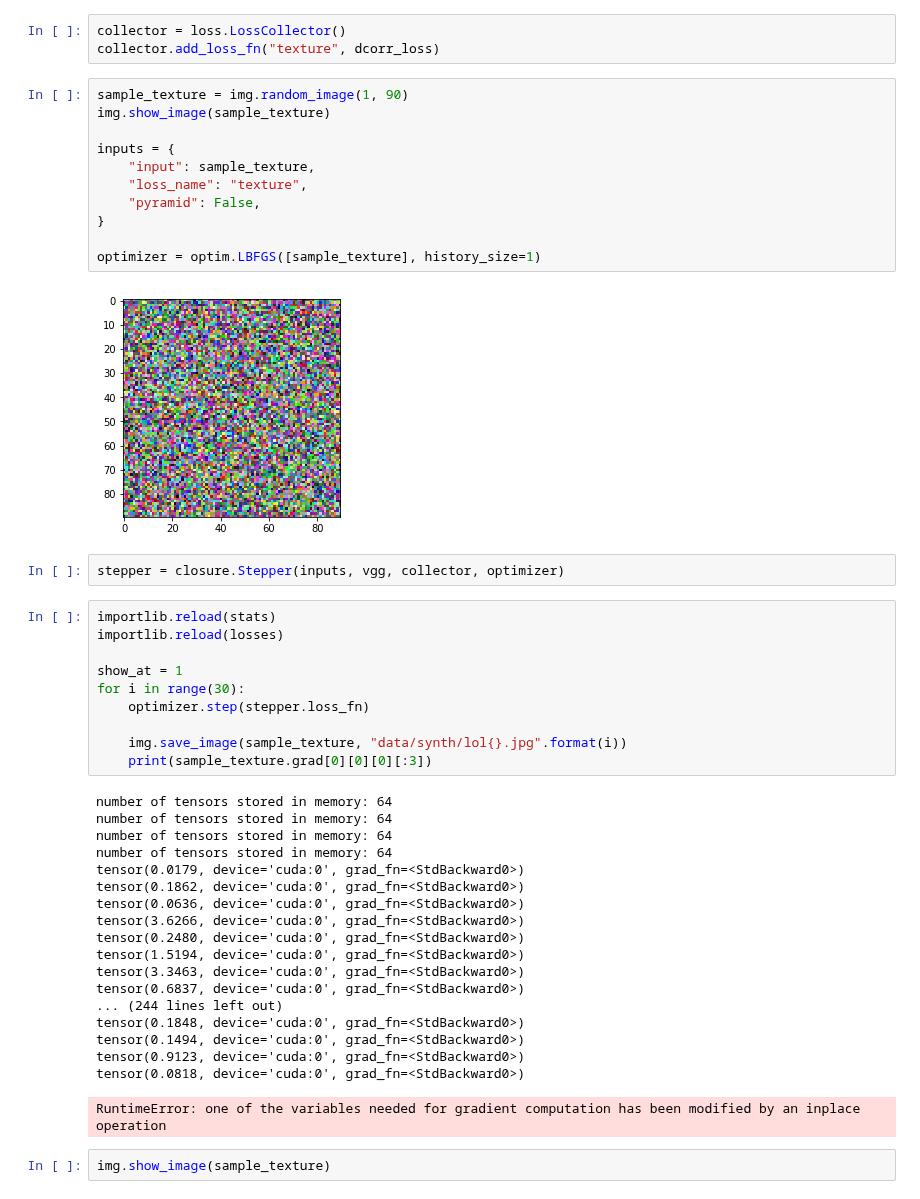
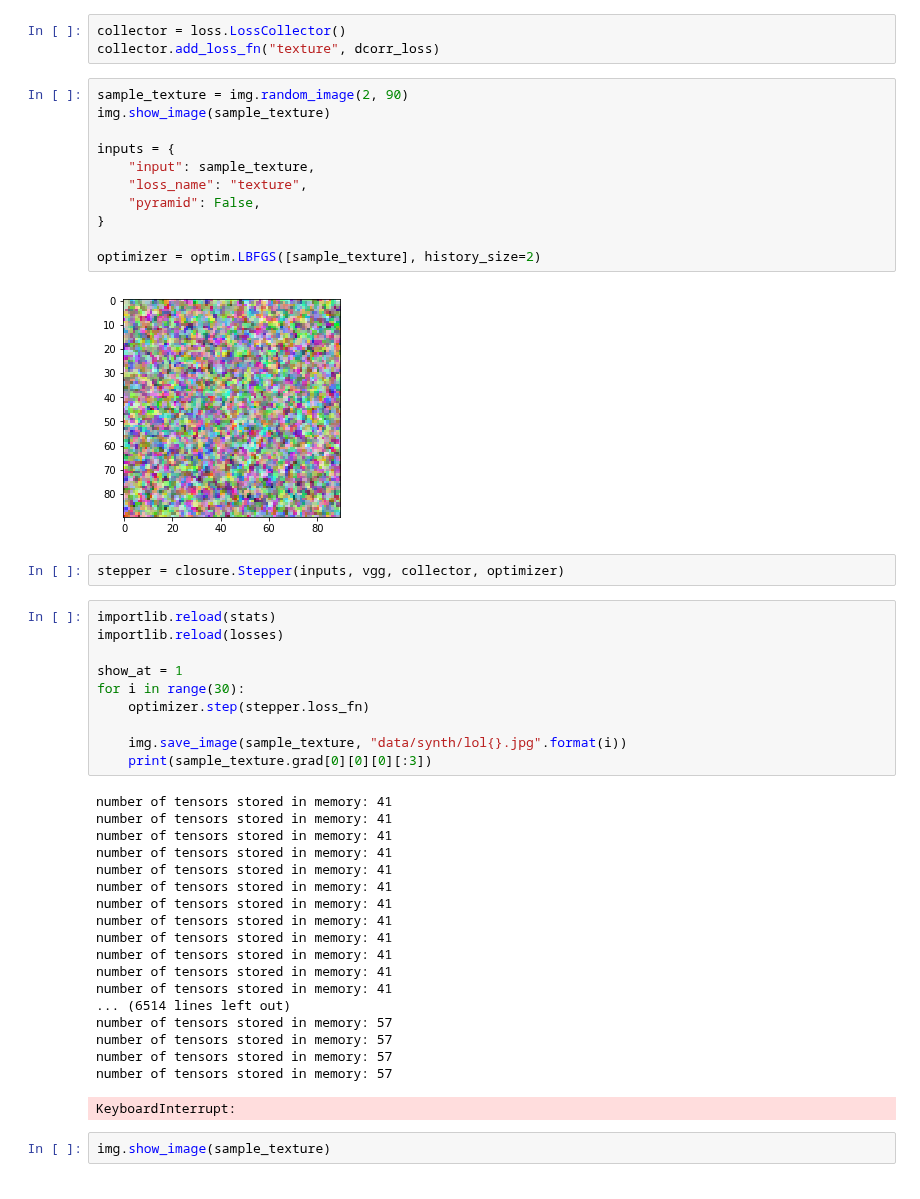
Before and after one commit to Lewington-pitsos/neural_synthesis, a Jupyter notebook: deep_correlations.ipynb, the cells around one changed output. Saved outputs shown, nothing was run; the diff lists cells and outputs as text.

```diff
--- a/deep_correlations.ipynb
+++ b/deep_correlations.ipynb
@@ -129,18 +77,18 @@ dcorr_loss = loss.LossFn(target, hook_bag.get_hook("texture_hooks"), losses.deep
 collector = loss.LossCollector()
 collector.add_loss_fn("texture", dcorr_loss)
 # %%
-sample_texture = img.random_image(1, 90)
+sample_texture = img.random_image(2, 90)
 img.show_image(sample_texture)
 
 inputs = {
     "input": sample_texture,
     "loss_name": "texture",
     "pyramid": False,
 }
 
-optimizer = optim.LBFGS([sample_texture], history_size=1)
+optimizer = optim.LBFGS([sample_texture], history_size=2)
 # %% [output]
-[figure, old version]
+[figure, new version]
 # %%
 stepper = closure.Stepper(inputs, vgg, collector, optimizer)
 # %%
@@ -154,23 +102,23 @@ for i in range(30):
     img.save_image(sample_texture, "data/synth/lol{}.jpg".format(i))
     print(sample_texture.grad[0][0][0][:3])
 # %% [output]
-number of tensors stored in memory: 64
-number of tensors stored in memory: 64
-number of tensors stored in memory: 64
-number of tensors stored in memory: 64
-tensor(0.0179, device='cuda:0', grad_fn=<StdBackward0>)
-tensor(0.1862, device='cuda:0', grad_fn=<StdBackward0>)
-tensor(0.0636, device='cuda:0', grad_fn=<StdBackward0>)
-tensor(3.6266, device='cuda:0', grad_fn=<StdBackward0>)
-tensor(0.2480, device='cuda:0', grad_fn=<StdBackward0>)
-tensor(1.5194, device='cuda:0', grad_fn=<StdBackward0>)
-tensor(3.3463, device='cuda:0', grad_fn=<StdBackward0>)
-tensor(0.6837, device='cuda:0', grad_fn=<StdBackward0>)
-... (244 lines left out)
-tensor(0.1848, device='cuda:0', grad_fn=<StdBackward0>)
-tensor(0.1494, device='cuda:0', grad_fn=<StdBackward0>)
-tensor(0.9123, device='cuda:0', grad_fn=<StdBackward0>)
-tensor(0.0818, device='cuda:0', grad_fn=<StdBackward0>)
+number of tensors stored in memory: 41
+number of tensors stored in memory: 41
+number of tensors stored in memory: 41
+number of tensors stored in memory: 41
+number of tensors stored in memory: 41
+number of tensors stored in memory: 41
+number of tensors stored in memory: 41
+number of tensors stored in memory: 41
+number of tensors stored in memory: 41
+number of tensors stored in memory: 41
+number of tensors stored in memory: 41
+number of tensors stored in memory: 41
+... (6514 lines left out)
+number of tensors stored in memory: 57
+number of tensors stored in memory: 57
+number of tensors stored in memory: 57
+number of tensors stored in memory: 57
-RuntimeError: one of the variables needed for gradient computation has been modified by an inplace operation
+KeyboardInterrupt:
 # %%
 img.show_image(sample_texture)
```
Also changed, not shown: parts of 10 cells of this notebook, 2 other files.
